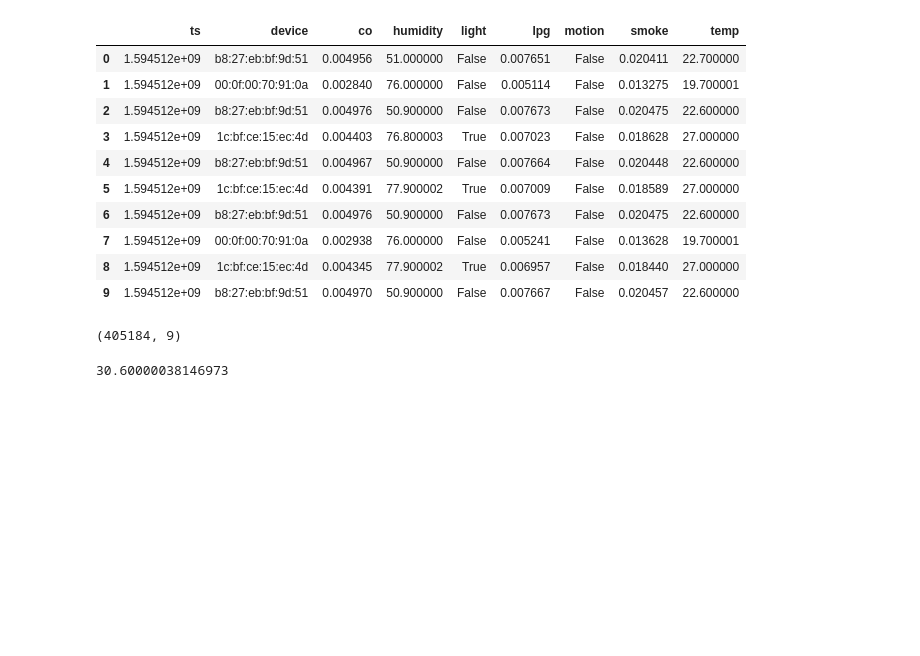
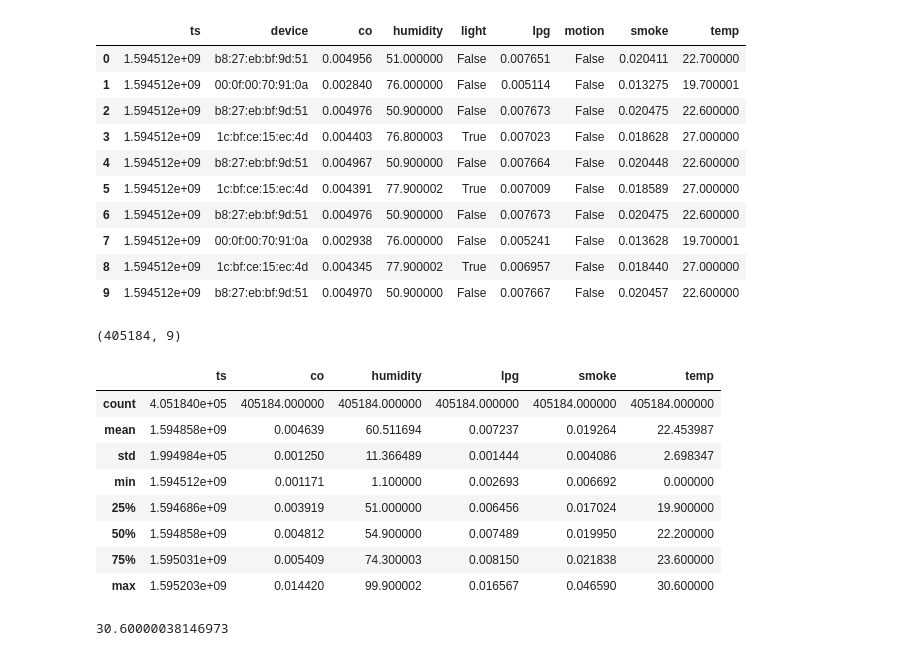
Before and after one commit to fscheidt/iotdb-21, a Jupyter notebook: notebooks/Colab_com_drive.ipynb, the cells around one changed output. Cells and saved outputs as stored; diff of their text form; code cells hidden in the pictures; blank space fills up the shorter version.

```diff
--- a/notebooks/Colab_com_drive.ipynb
+++ b/notebooks/Colab_com_drive.ipynb
@@ -65,6 +78,19 @@ df.head(10)
 df.shape
 # %% [output]
 (405184, 9)
+# %%
+# estatísticas básicas: contagem, média, desvio padrão, min e max
+df.describe()
+# %% [output]
+|  | ts | co | humidity | lpg | smoke | temp |
+| count | 4.051840e+05 | 405184.000000 | 405184.000000 | 405184.000000 | 405184.000000 | 405184.000000 |
+| mean | 1.594858e+09 | 0.004639 | 60.511694 | 0.007237 | 0.019264 | 22.453987 |
+| std | 1.994984e+05 | 0.001250 | 11.366489 | 0.001444 | 0.004086 | 2.698347 |
+| min | 1.594512e+09 | 0.001171 | 1.100000 | 0.002693 | 0.006692 | 0.000000 |
+| 25% | 1.594686e+09 | 0.003919 | 51.000000 | 0.006456 | 0.017024 | 19.900000 |
+| 50% | 1.594858e+09 | 0.004812 | 54.900000 | 0.007489 | 0.019950 | 22.200000 |
+| 75% | 1.595031e+09 | 0.005409 | 74.300003 | 0.008150 | 0.021838 | 23.600000 |
+| max | 1.595203e+09 | 0.014420 | 99.900002 | 0.016567 | 0.046590 | 30.600000 |
 # %%
 # Qual a temperatura máxima registrada pelo sensor?
 df['temp'].max()
```
Also changed, not shown: parts of 4 cells of this notebook.
